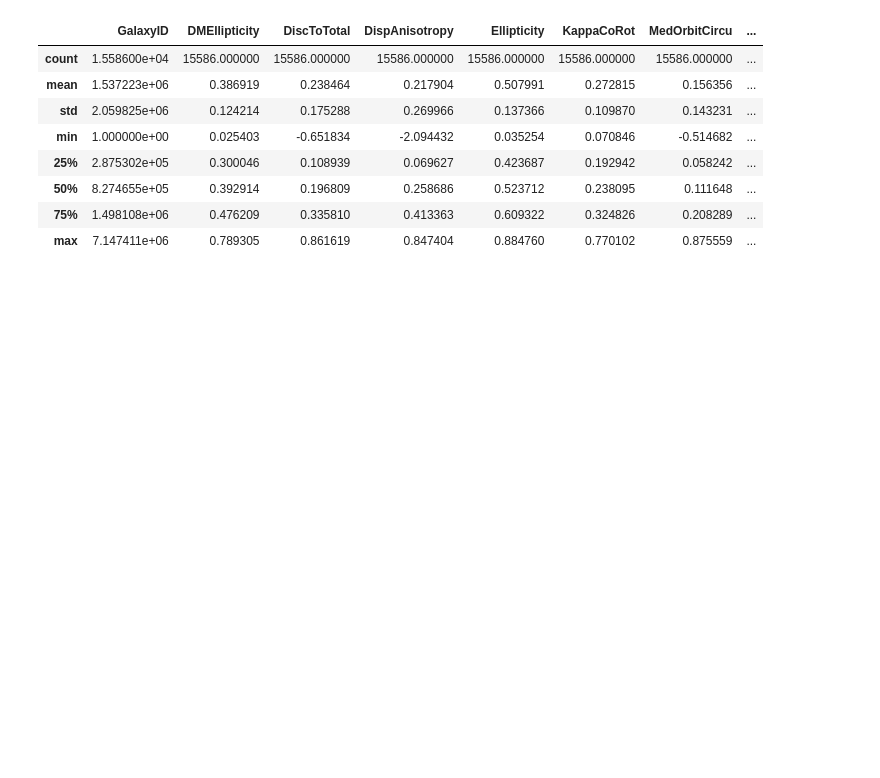
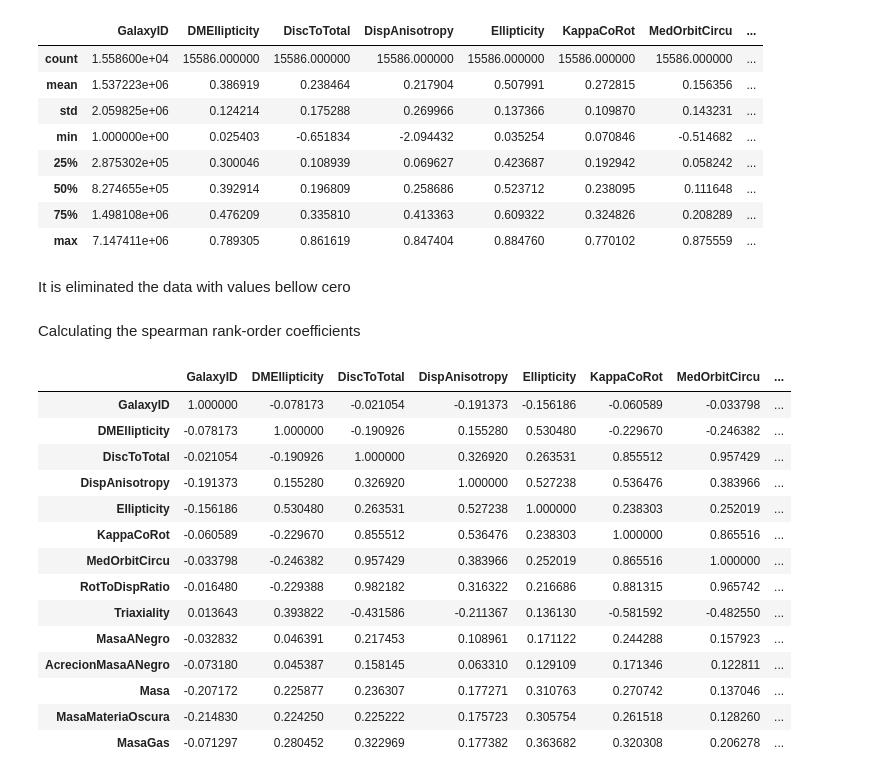
Before and after one commit to MariaPaulaRojas/RECA-internship, a Jupyter notebook: Analysis/Figure1.ipynb, the cells around one changed output. Saved outputs shown, nothing was run; the diff lists cells and outputs as text; code cells hidden in the pictures; blank space fills up the shorter version.

```diff
--- a/Analysis/Figure1.ipynb
+++ b/Analysis/Figure1.ipynb
@@ -59,3 +72,5 @@ df.describe()
 | 50% | 8.274655e+05 | 0.392914 | 0.196809 | 0.258686 | 0.523712 | 0.238095 | 0.111648 | ... |
 | 75% | 1.498108e+06 | 0.476209 | 0.335810 | 0.413363 | 0.609322 | 0.324826 | 0.208289 | ... |
 | max | 7.147411e+06 | 0.789305 | 0.861619 | 0.847404 | 0.884760 | 0.770102 | 0.875559 | ... |
+# %% [markdown]
+It is eliminated the data with values bellow cero
@@ -61,0 +81,20 @@ df.describe()
+# %% [markdown]
+Calculating the spearman rank-order coefficients
+# %%
+df.corr(method='spearman')
+# %% [output]
+|  | GalaxyID | DMEllipticity | DiscToTotal | DispAnisotropy | Ellipticity | KappaCoRot | MedOrbitCircu | ... |
+| GalaxyID | 1.000000 | -0.078173 | -0.021054 | -0.191373 | -0.156186 | -0.060589 | -0.033798 | ... |
+| DMEllipticity | -0.078173 | 1.000000 | -0.190926 | 0.155280 | 0.530480 | -0.229670 | -0.246382 | ... |
+| DiscToTotal | -0.021054 | -0.190926 | 1.000000 | 0.326920 | 0.263531 | 0.855512 | 0.957429 | ... |
+| DispAnisotropy | -0.191373 | 0.155280 | 0.326920 | 1.000000 | 0.527238 | 0.536476 | 0.383966 | ... |
+| Ellipticity | -0.156186 | 0.530480 | 0.263531 | 0.527238 | 1.000000 | 0.238303 | 0.252019 | ... |
+| KappaCoRot | -0.060589 | -0.229670 | 0.855512 | 0.536476 | 0.238303 | 1.000000 | 0.865516 | ... |
+| MedOrbitCircu | -0.033798 | -0.246382 | 0.957429 | 0.383966 | 0.252019 | 0.865516 | 1.000000 | ... |
+| RotToDispRatio | -0.016480 | -0.229388 | 0.982182 | 0.316322 | 0.216686 | 0.881315 | 0.965742 | ... |
+| Triaxiality | 0.013643 | 0.393822 | -0.431586 | -0.211367 | 0.136130 | -0.581592 | -0.482550 | ... |
+| MasaANegro | -0.032832 | 0.046391 | 0.217453 | 0.108961 | 0.171122 | 0.244288 | 0.157923 | ... |
+| AcrecionMasaANegro | -0.073180 | 0.045387 | 0.158145 | 0.063310 | 0.129109 | 0.171346 | 0.122811 | ... |
+| Masa | -0.207172 | 0.225877 | 0.236307 | 0.177271 | 0.310763 | 0.270742 | 0.137046 | ... |
+| MasaMateriaOscura | -0.214830 | 0.224250 | 0.225222 | 0.175723 | 0.305754 | 0.261518 | 0.128260 | ... |
+| MasaGas | -0.071297 | 0.280452 | 0.322969 | 0.177382 | 0.363682 | 0.320308 | 0.206278 | ... |
```
Also changed, not shown: parts of 12 cells of this notebook.
